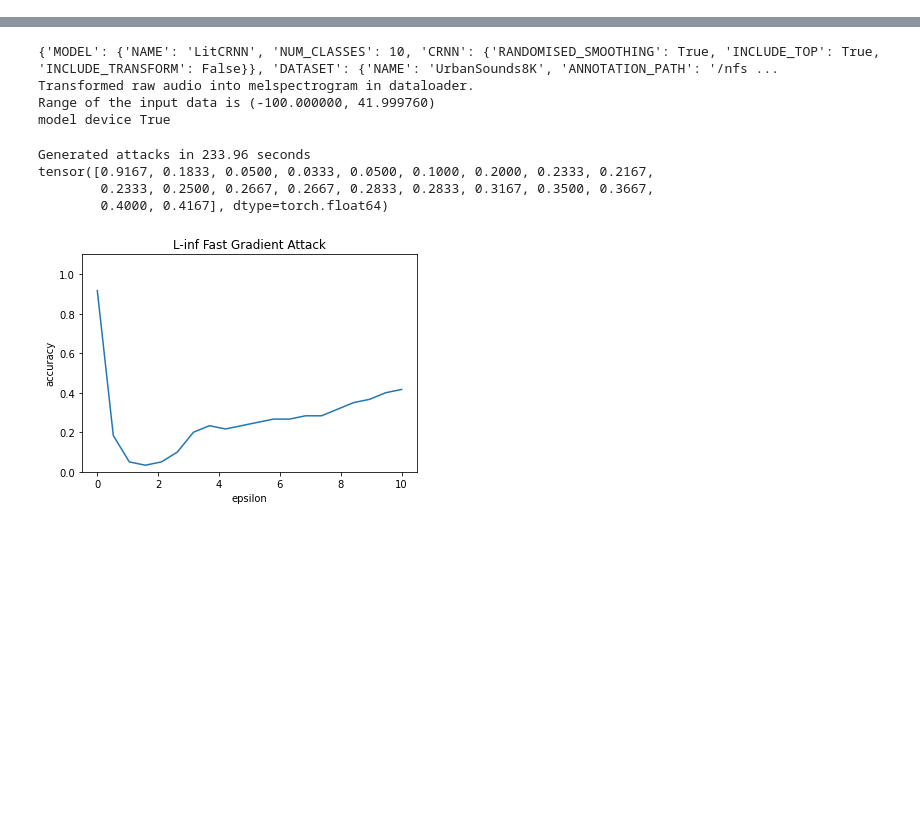
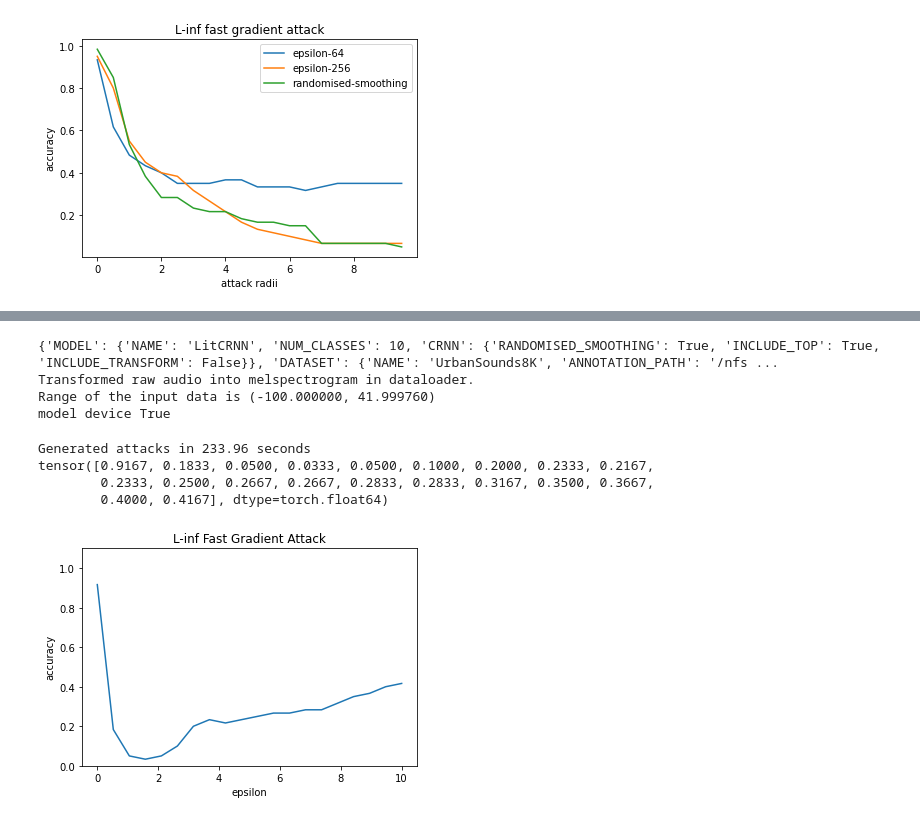
Before and after one commit to Vardanush/Robust-audio-classification, a Jupyter notebook: notebooks/run_attacks.ipynb, the cells around one changed output, grey strips where cells are left out. Saved outputs shown, nothing was run; the diff lists cells and outputs as text; code cells hidden in the pictures; blank space fills up the shorter version.

```diff
--- a/notebooks/run_attacks.ipynb
+++ b/notebooks/run_attacks.ipynb
@@ -26,0 +68,20 @@ save_folder = '/nfs/students/winter-term-2020/project-1/project-1/attack_results
+# %%
+y1 = [0.9333333333333333, 0.6166666666666667, 0.4833333333333333, 0.43333333333333335, 0.4, 0.35, 0.35, 0.35, 0.3666666666666667, 0.3666666666666667, 0.33333333333333337, 0.33333333333333337, 0.33333333333333337, 0.31666666666666665, 0.33333333333333337, 0.35, 0.35, 0.35, 0.35, 0.35]
+y2= [0.95, 0.8, 0.55, 0.44999999999999996, 0.4, 0.3833333333333333, 0.31666666666666665, 0.2666666666666667, 0.21666666666666667, 0.16666666666666663, 0.1333333333333333, 0.1166666666666667, 0.09999999999999998, 0.08333333333333337, 0.06666666666666665, 0.06666666666666665, 0.06666666666666665, 0.06666666666666665, 0.06666666666666665, 0.06666666666666665]
+y3 = [0.9833333333333333, 0.85, 0.5333333333333333, 0.3833333333333333, 0.2833333333333333, 0.2833333333333333, 0.23333333333333328, 0.21666666666666667, 0.21666666666666667, 0.18333333333333335, 0.16666666666666663, 0.16666666666666663, 0.15000000000000002, 0.15000000000000002, 0.06666666666666665, 0.06666666666666665, 0.06666666666666665, 0.06666666666666665, 0.06666666666666665, 0.050000000000000044]
+x = list(range(0, 10, 1)) + [i+0.5 for i in list(range(0, 10, 1))]
+x.sort()
+plt.plot(x, y1, label = "epsilon-64")
+plt.plot(x, y2, label = "epsilon-256")
+plt.plot(x, y3, label = "randomised-smoothing")
+plt.xlabel('attack radii')
+# Set the y axis label of the current axis.
+plt.ylabel('accuracy')
+# Set a title of the current axes.
+plt.title('L-inf fast gradient attack')
+# show a legend on the plot
+plt.legend()
+# Display a figure.
+plt.show()
+# %% [output]
+[figure, added]
```
Also changed, not shown: parts of 13 cells of this notebook, 9 other files.
